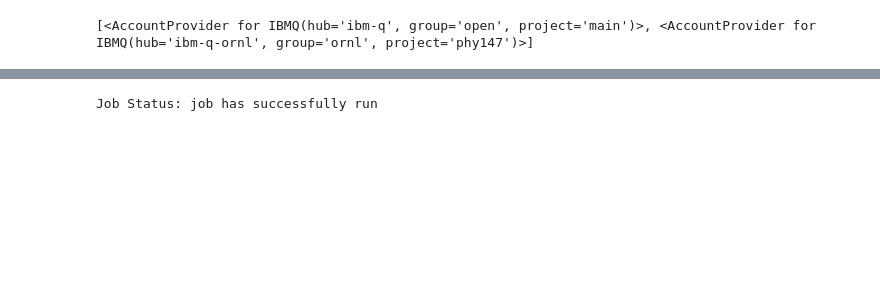
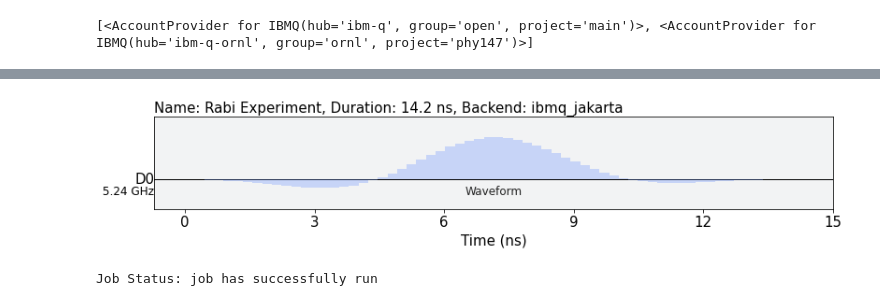
Before and after one commit to Fan-0/AQI2022, a Jupyter notebook: Summer 2022/June 19 Update.ipynb, the cells around one changed output, grey strips where cells are left out. Drawn from its saved outputs; the diff is of its cells as text; code cells hidden in the pictures; blank space fills up the shorter version.

```diff
--- a/Summer 2022/June 19 Update.ipynb
+++ b/Summer 2022/June 19 Update.ipynb
@@ -76,3 +80,7 @@ Job Status: job is queued (1)
+# %%
+signal.Create_Pulse().draw(backend=backend)
+# %% [output]
+[figure, added]
 # %%
 from scipy.optimize import curve_fit
 
```
Also changed, not shown: parts of 14 cells of this notebook, 3 other files.
